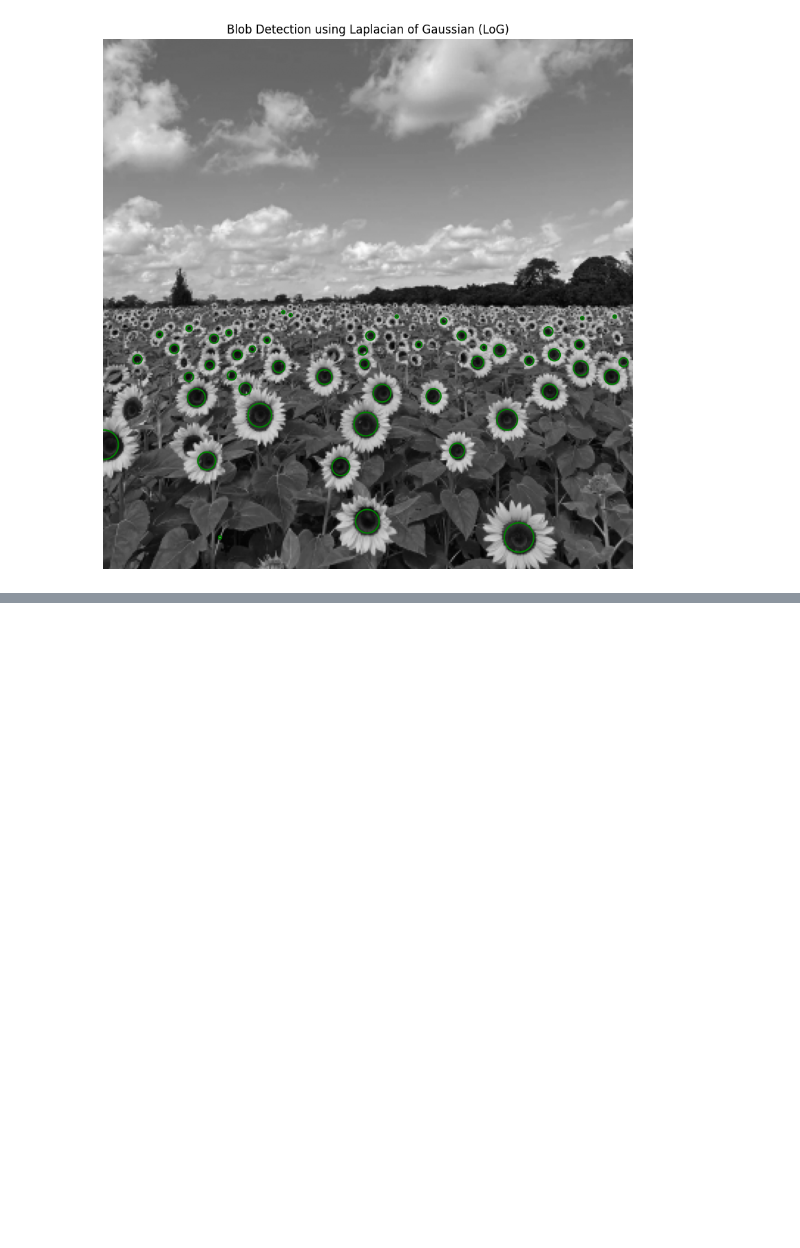
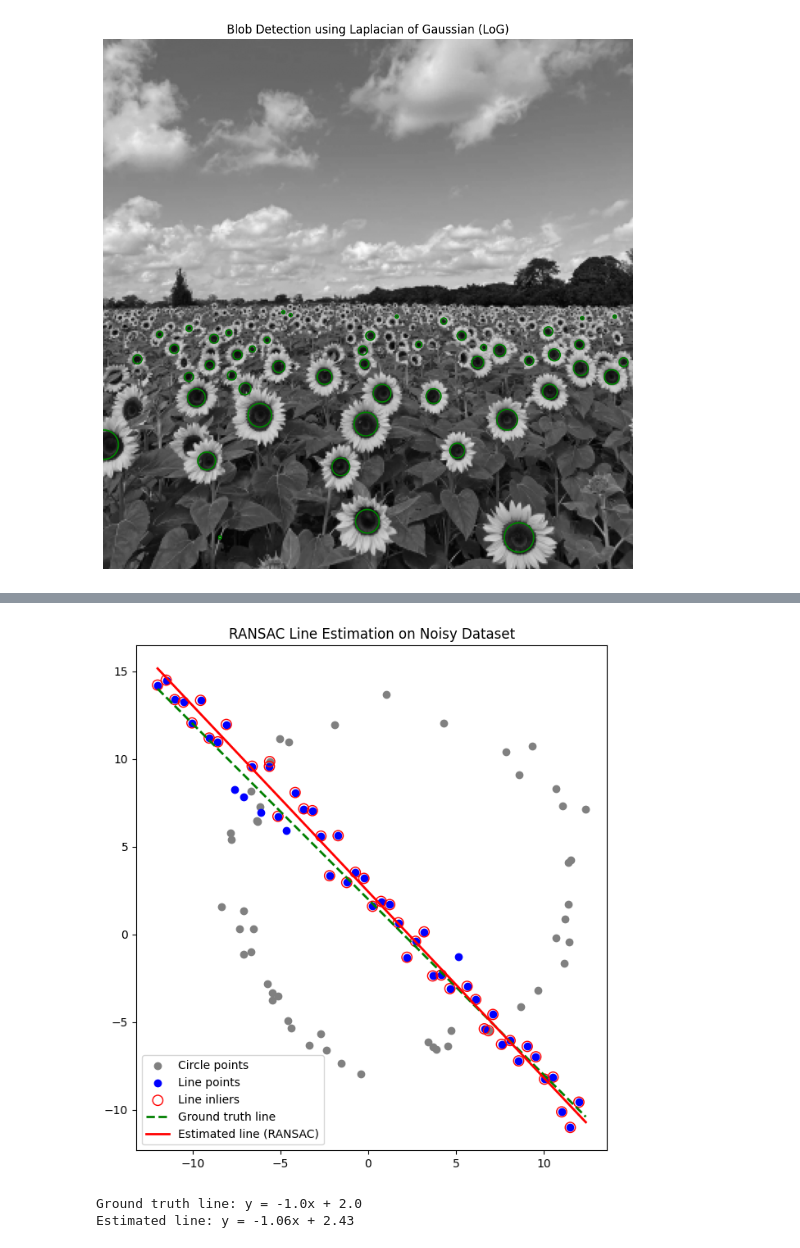
Before and after one commit to HansaniKaumadi/EN3160, a Jupyter notebook: assignment2/assignment2.ipynb, the cells around one changed output, grey strips where cells are left out. Cells and saved outputs as stored; diff of their text form; code cells hidden in the pictures; blank space fills up the shorter version.

```diff
--- a/assignment2/assignment2.ipynb
+++ b/assignment2/assignment2.ipynb
@@ -105,0 +147,75 @@ Sigma range used: [0.71 1.41 2.12 2.83 3.54 4.24 4.95 5.66 6.36 7.07]
+# %%
+#part a
+def line_from_two_points(p1, p2):
+    """Compute line parameters from two points in the form (a,b,d) -> ax + by = d"""
+    if np.allclose(p1, p2):
+        return None
+    # slope-intercept equivalent in ax + by = d
+    a = p2[1] - p1[1]   # Δy
+    b = p1[0] - p2[0]   # -Δx
+    norm = np.sqrt(a**2 + b**2)
+    a, b = a/norm, b/norm
+    d = a*p1[0] + b*p1[1]
+    return a, b, d
+
+def perp_distances(parameters, X):
+    a, b, d = parameters
+    return np.abs(a*X[:,0] + b*X[:,1] - d)
+
+# RANSAC parameters
+thresh = 1.0      # distance threshold
+min_inliers = 35
+n_iter = 1500
+best_consensus = None
+best_params = None
+
+for _ in range(n_iter):
+    # Randomly pick 2 points
+    idx = np.random.choice(len(X), 2, replace=False)
+    p1, p2 = X[idx[0]], X[idx[1]]
+    params = line_from_two_points(p1, p2)
+    if params is None:
+        continue
+
+    # Compute consensus
+    dists = perp_distances(params, X)
+    consensus = dists < thresh
+
+    # Update best model
+    if best_consensus is None or consensus.sum() > best_consensus.sum():
+        best_consensus = consensus
+        best_params = params
+
+
+X_inliers = X[best_consensus]
+Y_inliers = X_inliers[:,1]
+X_mat = np.hstack([X_inliers[:,0].reshape(-1,1), np.ones((len(X_inliers),1))])
+B = np.linalg.pinv(X_mat.T @ X_mat) @ X_mat.T @ Y_inliers
+m_est, c_est = B[0], B[1]
+
+
+fig, ax = plt.subplots(figsize=(8,8))
+ax.scatter(X_circ[:,0], X_circ[:,1], label='Circle points', color='gray')
+ax.scatter(X_line[:,0], X_line[:,1], label='Line points', color='blue')
+ax.scatter(X_inliers[:,0], X_inliers[:,1], facecolors='none', edgecolors='r', s=80, label='Line inliers')
+
+# Ground truth line
+x_vals = np.array([X[:,0].min(), X[:,0].max()])
+y_vals_gt = m_gt*x_vals + b_gt
+ax.plot(x_vals, y_vals_gt, 'g--', linewidth=2, label='Ground truth line')
+
+# Estimated line
+y_vals_est = m_est*x_vals + c_est
+ax.plot(x_vals, y_vals_est, 'r-', linewidth=2, label='Estimated line (RANSAC)')
+
+ax.set_aspect('equal')
+ax.legend()
+ax.set_title('RANSAC Line Estimation on Noisy Dataset')
+plt.show()
+
+print(f"Ground truth line: y = {m_gt}x + {b_gt}")
+print(f"Estimated line: y = {m_est:.2f}x + {c_est:.2f}")
+# %% [output]
+[figure, added]
+Ground truth line: y = -1.0x + 2.0
+Estimated line: y = -1.06x + 2.43
```
Also changed, not shown: parts of 4 cells of this notebook.
